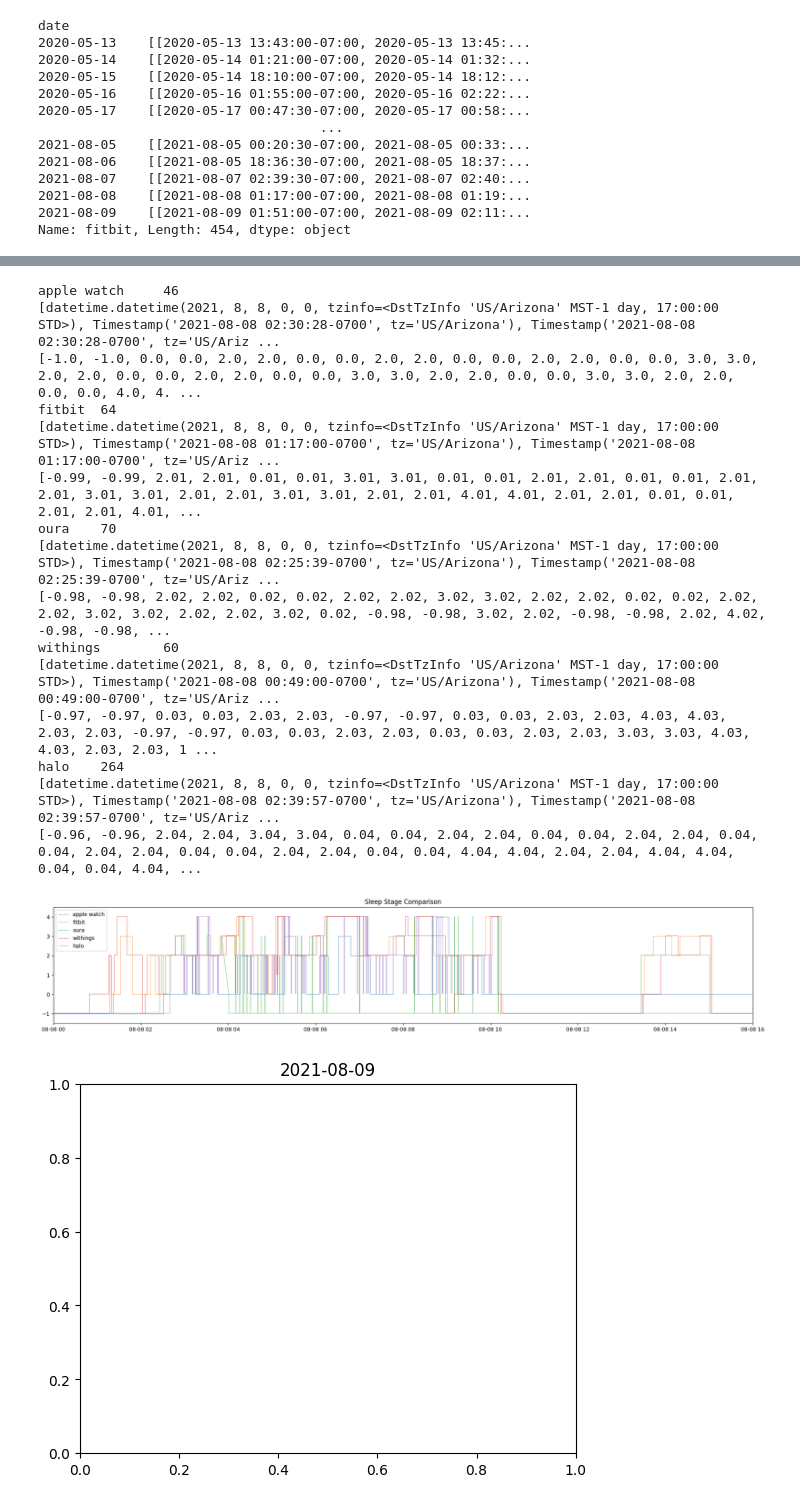
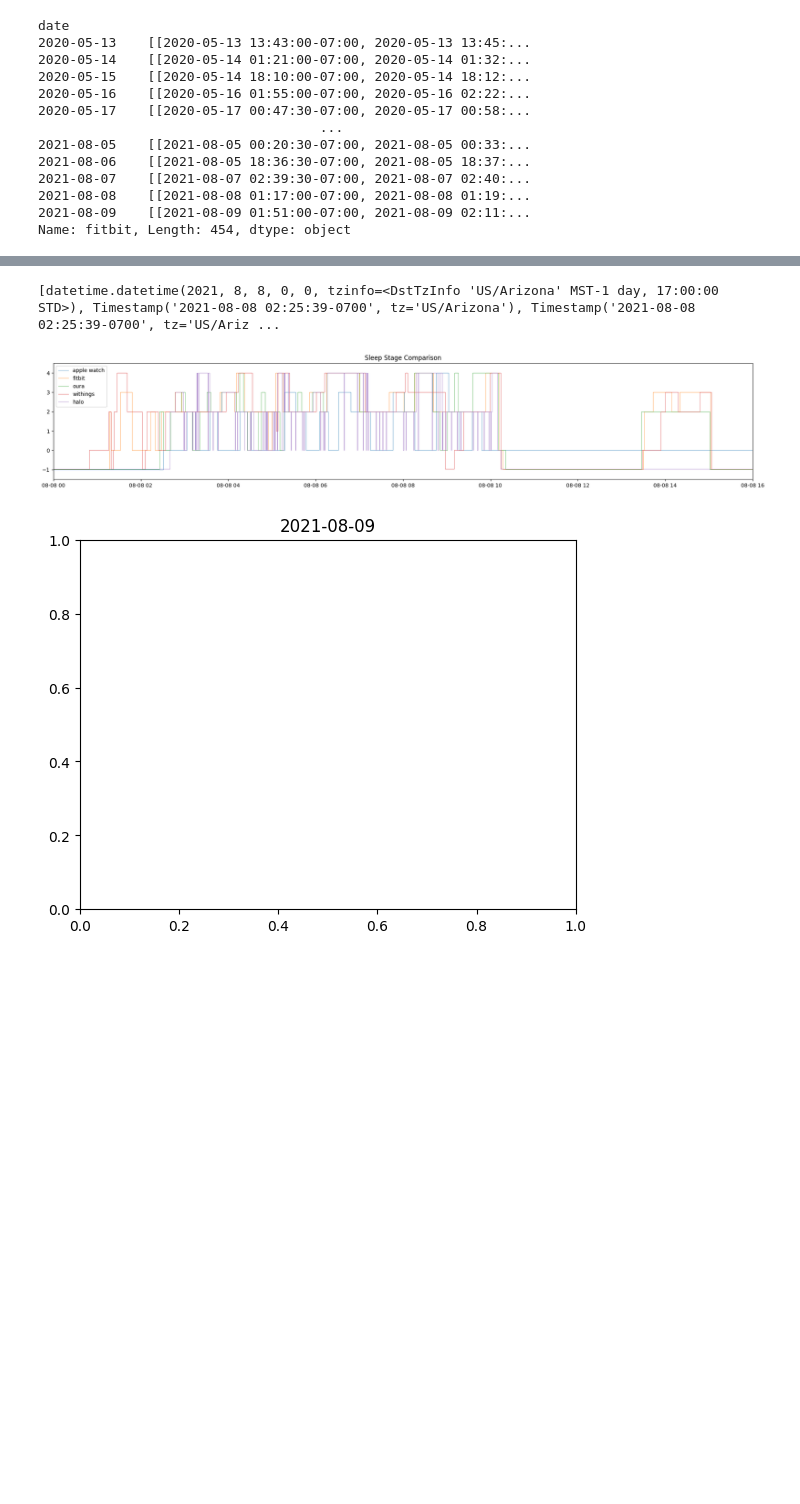
Before and after one commit to AbhikChowdhury6/qsPrez, a Jupyter notebook: analysis.ipynb, the cells around one changed output, grey strips where cells are left out. Cells and saved outputs as stored; diff of their text form; code cells hidden in the pictures; blank space fills up the shorter version.

Commit message:
hacked around the weird oura data point!!!

```diff
--- a/analysis.ipynb
+++ b/analysis.ipynb
@@ -294,4 +314,4 @@ times = datadf.loc[theDate]["oura"][0]
 stages = datadf.loc[theDate]["oura"][1]
 l = sorted([[x[0], x[1]] for x in zip(times, stages)], key=lambda x:x[0])
 times = [x[0] for x in l]
-stages = [x[0] for x in l]
+stages = [x[1] for x in l]
@@ -347,11 +349,36 @@ for i in range(len(deviceNames)):
     og_stages = datadf.loc[theDate][deviceNames[i]][1]
 
 
+    raw_times = og_times
+    raw_stages = og_stages
 
-    l = sorted([[x[0], x[1]] for x in zip(og_times, og_stages)], key=lambda x:x[0])
-    raw_times = [x[0] for x in l]
+    if i ==2:
+        raw_times[67] = raw_times[67] + datetime.timedelta(hours=6, minutes=20)
+    #    del raw_stages[68]
+    #raw_times = [og_times[0]]
+    #raw_stages = [og_stages[0]]
+
+    #raw_times = [og_times[0]]
+    #raw_stages = [og_stages[0]]
+    #for elei in range(len(og_times)):
+
+        # checking preceding element to decide for greater element
+    #    if og_times[elei] >= raw_times[-1]:
+    #        raw_times.append(og_times[elei])
+    #        raw_stages.append(og_stages[elei])
+
+    #for j in range(1, len(og_times)):
+    #    if(og_times[j] >= og_times[j-1]):
+    #        raw_times.append(og_times[j])
+    #        raw_stages.append(og_stages[j])
+
+
+    #l = sorted([[x[0], x[1]] for x in zip(og_times, og_stages)], key=lambda x:x[0])
+    #raw_times = [x[0] for x in l]
     #add a slight vertical offset to make overlapping lines easier to see
-    raw_stages = [x[1] + do for x in l]
+    #raw_stages = [x[1] + do for x in l]
+
+
     times = []
     stages = []
     # start at midnight
@@ -365,54 +392,43 @@ for i in range(len(deviceNames)):
     for j in range(1,len(raw_times)-1,2):
         times.extend([raw_times[j-1], raw_times[j]])
         stages.extend([raw_stages[j-1], raw_stages[j]])
         # if there is a difference then insert a pair of timestamps
             # insert the filler with a -1 * device offset
-        if raw_times[j] < raw_times[j+1]:
+        if not raw_times[j] == raw_times[j+1]:
             times.extend([raw_times[j], raw_times[j+1]])
             stages.extend([-1 + do,-1 + do])
 
     times.extend([raw_times[-2], raw_times[-1]])
     stages.extend([raw_stages[-2], raw_stages[-1]])
     #check if the end is midnight
         #if not add a filler
     if raw_times[-1] < midnight + datetime.timedelta(days=1):
         times.extend([raw_times[-1], midnight + datetime.timedelta(days=1)])
         stages.extend([-1 + do,-1 + do])
 
-    print(deviceNames[i] + "\t" + str(len(datadf.loc[theDate][deviceNames[i]][0])))
-    print(times)
-    print(stages)
+    #print(deviceNames[i] + "\t" + str(len(datadf.loc[theDate][deviceNames[i]][0])))
+    #print(times)
+    #print(stages)
+    if i ==2:
+        print(times)
     plt.plot(times, stages, label =deviceNames[i], alpha=0.7, linewidth=.7)
 
 
 plt.legend()
 plt.show()
 
 # add in no data values as -1
 # make lines thinner
 #crop ends
+#make title better
+#offset each device for visability
+
 #add sleep stage labels with horzontal lines
-#offset each device for viability
-#make title better
 #make x labels better
 #make y labels better
 # %% [output]
-apple watch     46
-[datetime.datetime(2021, 8, 8, 0, 0, tzinfo=<DstTzInfo 'US/Arizona' MST-1 day, 17:00:00 STD>), Timestamp('2021-08-08 02:30:28-0700', tz='US/Arizona'), Timestamp('2021-08-08 02:30:28-0700', tz='US/Ariz ...
-[-1.0, -1.0, 0.0, 0.0, 2.0, 2.0, 0.0, 0.0, 2.0, 2.0, 0.0, 0.0, 2.0, 2.0, 0.0, 0.0, 3.0, 3.0, 2.0, 2.0, 0.0, 0.0, 2.0, 2.0, 0.0, 0.0, 3.0, 3.0, 2.0, 2.0, 0.0, 0.0, 3.0, 3.0, 2.0, 2.0, 0.0, 0.0, 4.0, 4. ...
-fitbit  64
-[datetime.datetime(2021, 8, 8, 0, 0, tzinfo=<DstTzInfo 'US/Arizona' MST-1 day, 17:00:00 STD>), Timestamp('2021-08-08 01:17:00-0700', tz='US/Arizona'), Timestamp('2021-08-08 01:17:00-0700', tz='US/Ariz ...
-[-0.99, -0.99, 2.01, 2.01, 0.01, 0.01, 3.01, 3.01, 0.01, 0.01, 2.01, 2.01, 0.01, 0.01, 2.01, 2.01, 3.01, 3.01, 2.01, 2.01, 3.01, 3.01, 2.01, 2.01, 4.01, 4.01, 2.01, 2.01, 0.01, 0.01, 2.01, 2.01, 4.01, ...
-oura    70
 [datetime.datetime(2021, 8, 8, 0, 0, tzinfo=<DstTzInfo 'US/Arizona' MST-1 day, 17:00:00 STD>), Timestamp('2021-08-08 02:25:39-0700', tz='US/Arizona'), Timestamp('2021-08-08 02:25:39-0700', tz='US/Ariz ...
-[-0.98, -0.98, 2.02, 2.02, 0.02, 0.02, 2.02, 2.02, 3.02, 3.02, 2.02, 2.02, 0.02, 0.02, 2.02, 2.02, 3.02, 3.02, 2.02, 2.02, 3.02, 0.02, -0.98, -0.98, 3.02, 2.02, -0.98, -0.98, 2.02, 4.02, -0.98, -0.98, ...
-withings        60
-[datetime.datetime(2021, 8, 8, 0, 0, tzinfo=<DstTzInfo 'US/Arizona' MST-1 day, 17:00:00 STD>), Timestamp('2021-08-08 00:49:00-0700', tz='US/Arizona'), Timestamp('2021-08-08 00:49:00-0700', tz='US/Ariz ...
-[-0.97, -0.97, 0.03, 0.03, 2.03, 2.03, -0.97, -0.97, 0.03, 0.03, 2.03, 2.03, 4.03, 4.03, 2.03, 2.03, -0.97, -0.97, 0.03, 0.03, 2.03, 2.03, 0.03, 0.03, 2.03, 2.03, 3.03, 3.03, 4.03, 4.03, 2.03, 2.03, 1 ...
-halo    264
-[datetime.datetime(2021, 8, 8, 0, 0, tzinfo=<DstTzInfo 'US/Arizona' MST-1 day, 17:00:00 STD>), Timestamp('2021-08-08 02:39:57-0700', tz='US/Arizona'), Timestamp('2021-08-08 02:39:57-0700', tz='US/Ariz ...
-[-0.96, -0.96, 2.04, 2.04, 3.04, 3.04, 0.04, 0.04, 2.04, 2.04, 0.04, 0.04, 2.04, 2.04, 0.04, 0.04, 2.04, 2.04, 0.04, 0.04, 2.04, 2.04, 0.04, 0.04, 4.04, 4.04, 2.04, 2.04, 4.04, 4.04, 0.04, 0.04, 4.04, ...
-[figure, old version]
+[figure, new version]
 # %%
 import matplotlib.pyplot as plt
 import matplotlib.dates as md
```
Also changed, not shown: parts of 3 cells of this notebook.
